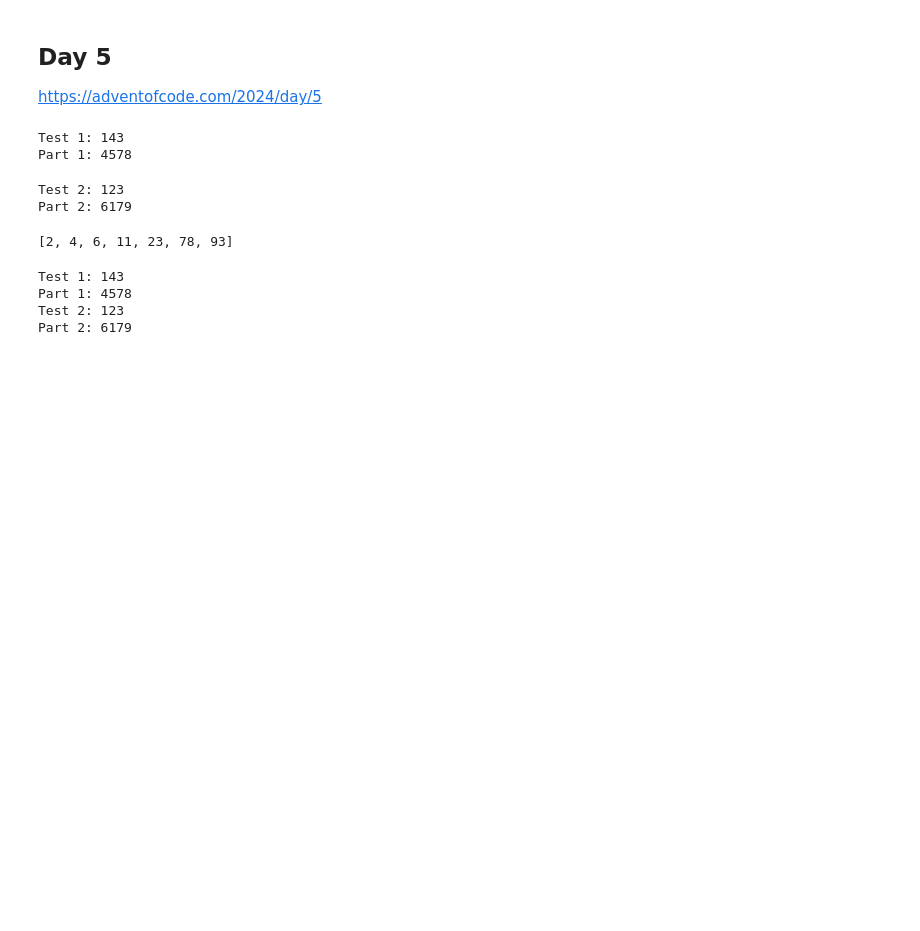
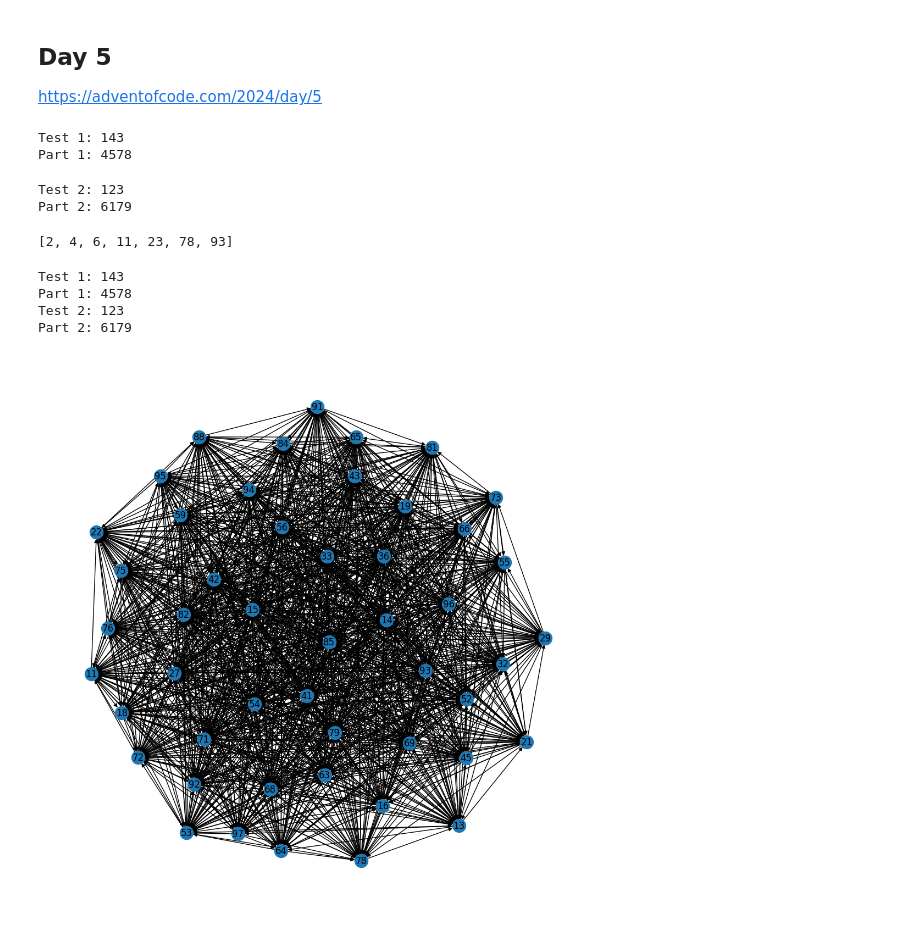
Before and after one commit to marcodelmastro/AdventOfCode2024, a Jupyter notebook: Day05.ipynb, the cells around one changed output. Drawn from its saved outputs; the diff is of its cells as text; code cells hidden in the pictures; blank space fills up the shorter version.

Commit message:
Day 5 rule graph

```diff
--- a/Day05.ipynb
+++ b/Day05.ipynb
@@ -101,3 +101,18 @@ Test 1: 143
 Part 1: 4578
 Test 2: 123
 Part 2: 6179
+# %%
+import networkx as nx
+import matplotlib.pyplot as plt
+
+rules, updates = read_input_05("AOC2024inputs/input05.txt")
+#rules, updates = read_input_05("examples/example05.txt")
+
+G = nx.DiGraph()
+for k in rules.keys():
+    for g in rules[k]:
+        G.add_edge(k,g)
+# %%
+nx.draw(G, with_labels=True)
+# %% [output]
+[figure, added]
```
Also changed, not shown: parts of 1 cell of this notebook.
